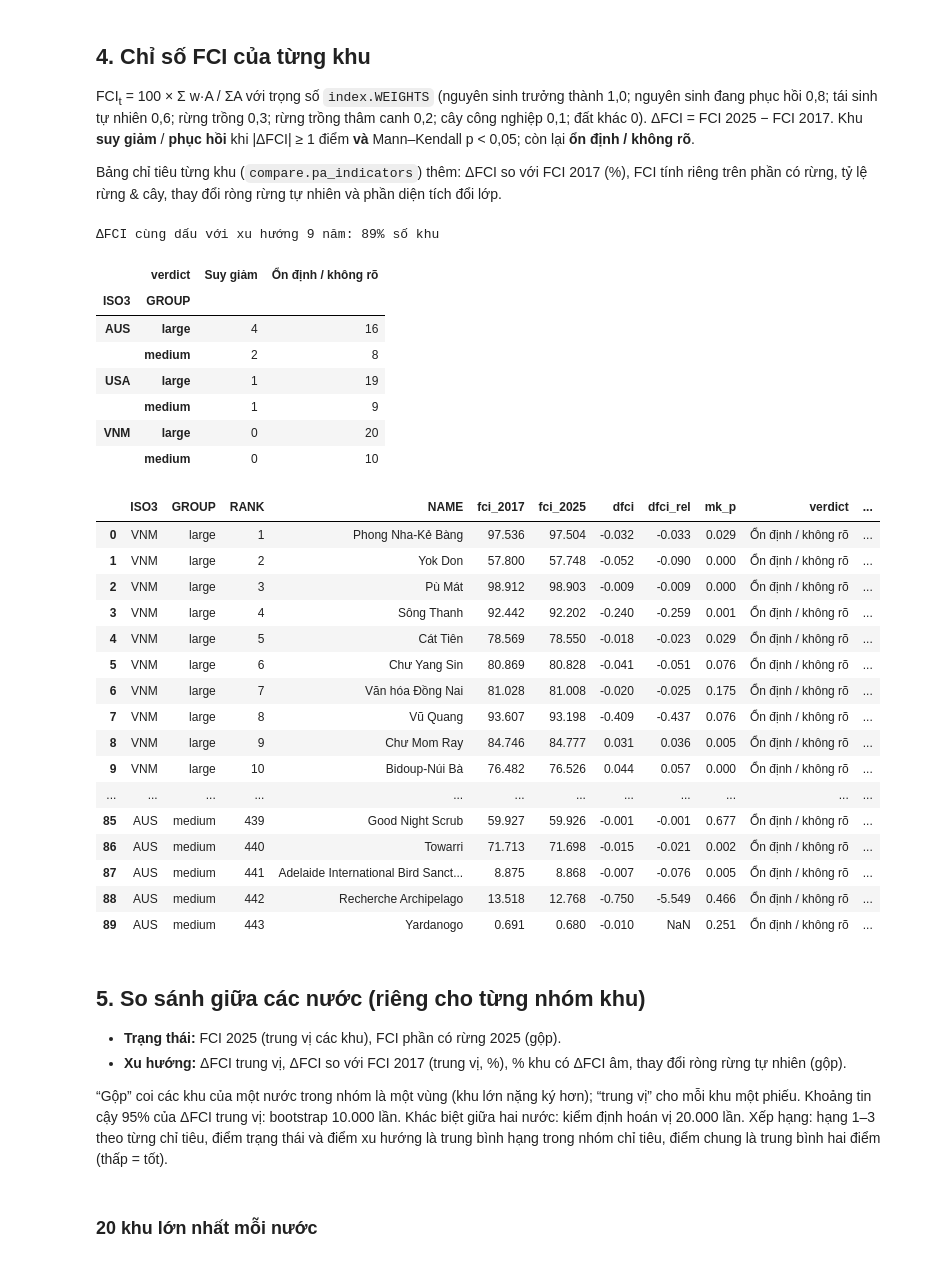
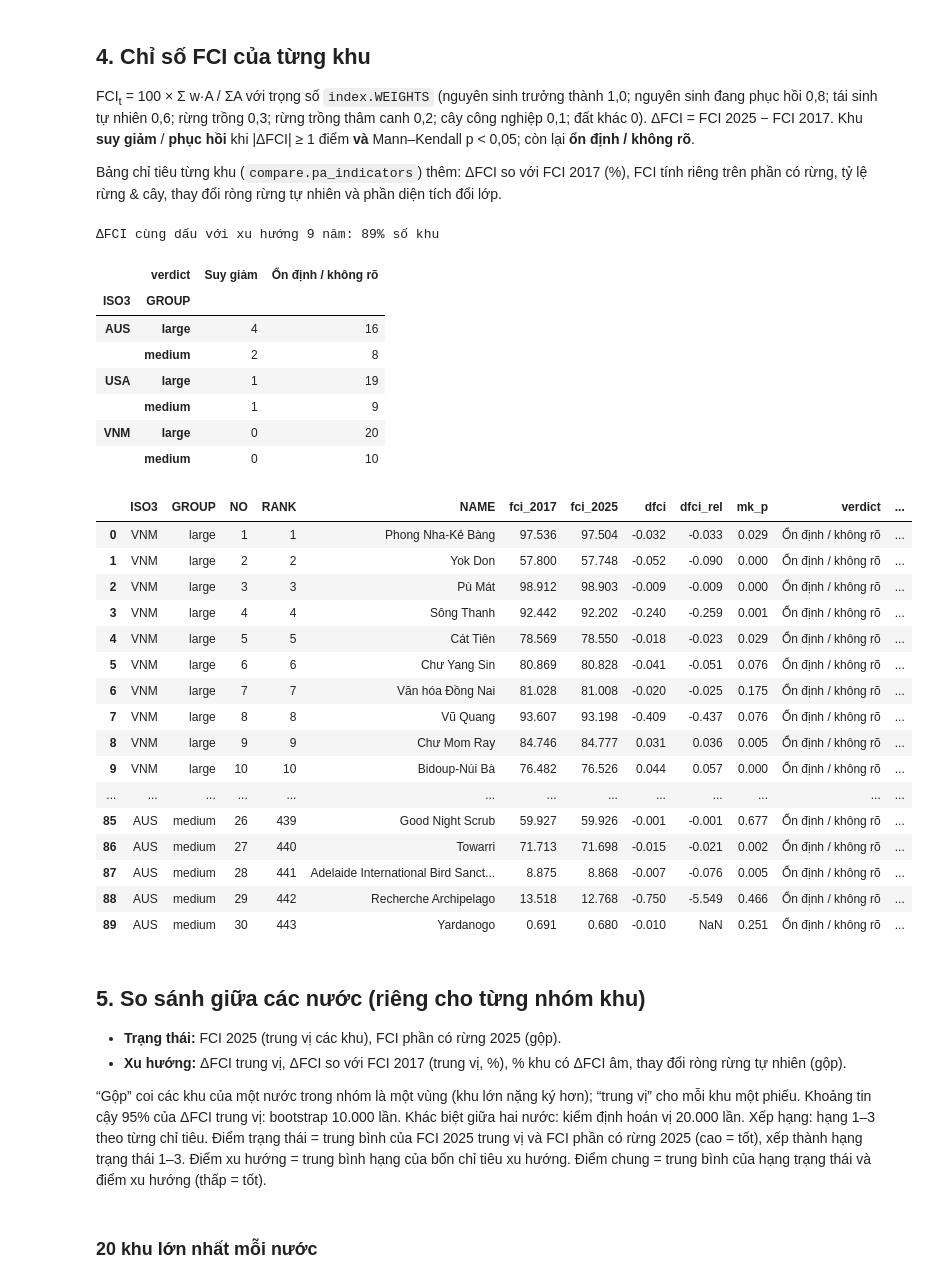
Before and after one commit to hoangvietanh/forty-pa-compare, a Jupyter notebook: notebooks/forty_compare_countries.ipynb, the cells around one changed output. Saved outputs shown, nothing was run; the diff lists cells and outputs as text; code cells hidden in the pictures.

```diff
--- a/notebooks/forty_compare_countries.ipynb
+++ b/notebooks/forty_compare_countries.ipynb
@@ -32,6 +32,7 @@ CFG = {
     "TOP_N": 20,              # nhóm "lớn nhất": số khu đứng đầu danh sách xếp theo diện tích đất liền
     "N_MID": 10,              # nhóm "cỡ vừa": số khu lấy ở đầu nhóm thứ 2 ...
     "N_QUANTILES": 4,         # ... khi chia danh sách thành N_QUANTILES nhóm có số khu bằng nhau
+    "SENS_TOP_N": 30,         # kiểm tra độ nhạy: so sánh lại với SENS_TOP_N khu lớn nhất mỗi nước
     "STATUS": ("Designated", "Inscribed"),       # bỏ khu "Proposed"
     "EXCLUDE_REALM": ("Marine",),                # bỏ khu thuần biển
     "AREA_SCALES": (10, 20, 30, 60, 100),        # độ phân giải tính diện tích (m); chỉ dùng mức thô hơn khi mức mịn bị lỗi
@@ -190,42 +194,42 @@ tỷ lệ rừng & cây, thay đổi ròng rừng tự nhiên và phần diện
 # %%
 Y0, Y1 = CFG["YEARS"][0], CFG["YEARS"][-1]
 fci = index.fci_index(areas, CFG["YEARS"])
 fci_years = index.fci_series(areas, CFG["YEARS"]).round(2)
 ind = compare.pa_indicators(pas, areas, fci, transitions, CFG["YEARS"])
 ind.merge(fci_years.add_prefix("fci_nam_"), left_on="SITE_ID", right_index=True) \
    .to_csv(OUT / "chi_so_FCI.csv", index=False, encoding="utf-8-sig")
 same = ((fci.dfci > 0) == (fci.trend > 0)).mean()
 print(f"ΔFCI cùng dấu với xu hướng 9 năm: {same:.0%} số khu")
 display(pd.crosstab([ind.ISO3, ind.GROUP], ind.verdict))
-ind[["ISO3", "GROUP", "RANK", "NAME", f"fci_{Y0}", f"fci_{Y1}", "dfci", "dfci_rel", "mk_p", "verdict",
+ind[["ISO3", "GROUP", "NO", "RANK", "NAME", f"fci_{Y0}", f"fci_{Y1}", "dfci", "dfci_rel", "mk_p", "verdict",
      f"fci_forest_{Y1}", "natural_change_pct", "changed_pct", "scale_m"]].round(3)
 # %% [output]
 ΔFCI cùng dấu với xu hướng 9 năm: 89% số khu
 |  | verdict | Suy giảm | Ổn định / không rõ |
 | ISO3 | GROUP |  |  |
 | AUS | large | 4 | 16 |
 |  | medium | 2 | 8 |
 | USA | large | 1 | 19 |
 |  | medium | 1 | 9 |
 | VNM | large | 0 | 20 |
 |  | medium | 0 | 10 |
-|  | ISO3 | GROUP | RANK | NAME | fci_2017 | fci_2025 | dfci | dfci_rel | mk_p | verdict | ... |
-| 0 | VNM | large | 1 | Phong Nha-Kẻ Bàng | 97.536 | 97.504 | -0.032 | -0.033 | 0.029 | Ổn định / không rõ | ... |
-| 1 | VNM | large | 2 | Yok Don | 57.800 | 57.748 | -0.052 | -0.090 | 0.000 | Ổn định / không rõ | ... |
-| 2 | VNM | large | 3 | Pù Mát | 98.912 | 98.903 | -0.009 | -0.009 | 0.000 | Ổn định / không rõ | ... |
-| 3 | VNM | large | 4 | Sông Thanh | 92.442 | 92.202 | -0.240 | -0.259 | 0.001 | Ổn định / không rõ | ... |
-| 4 | VNM | large | 5 | Cát Tiên | 78.569 | 78.550 | -0.018 | -0.023 | 0.029 | Ổn định / không rõ | ... |
-| 5 | VNM | large | 6 | Chư Yang Sin | 80.869 | 80.828 | -0.041 | -0.051 | 0.076 | Ổn định / không rõ | ... |
-| 6 | VNM | large | 7 | Văn hóa Đồng Nai | 81.028 | 81.008 | -0.020 | -0.025 | 0.175 | Ổn định / không rõ | ... |
-| 7 | VNM | large | 8 | Vũ Quang | 93.607 | 93.198 | -0.409 | -0.437 | 0.076 | Ổn định / không rõ | ... |
-| 8 | VNM | large | 9 | Chư Mom Ray | 84.746 | 84.777 | 0.031 | 0.036 | 0.005 | Ổn định / không rõ | ... |
-| 9 | VNM | large | 10 | Bidoup-Núi Bà | 76.482 | 76.526 | 0.044 | 0.057 | 0.000 | Ổn định / không rõ | ... |
-| ... | ... | ... | ... | ... | ... | ... | ... | ... | ... | ... | ... |
-| 85 | AUS | medium | 439 | Good Night Scrub | 59.927 | 59.926 | -0.001 | -0.001 | 0.677 | Ổn định / không rõ | ... |
-| 86 | AUS | medium | 440 | Towarri | 71.713 | 71.698 | -0.015 | -0.021 | 0.002 | Ổn định / không rõ | ... |
-| 87 | AUS | medium | 441 | Adelaide International Bird Sanct... | 8.875 | 8.868 | -0.007 | -0.076 | 0.005 | Ổn định / không rõ | ... |
-| 88 | AUS | medium | 442 | Recherche Archipelago | 13.518 | 12.768 | -0.750 | -5.549 | 0.466 | Ổn định / không rõ | ... |
-| 89 | AUS | medium | 443 | Yardanogo | 0.691 | 0.680 | -0.010 | NaN | 0.251 | Ổn định / không rõ | ... |
+|  | ISO3 | GROUP | NO | RANK | NAME | fci_2017 | fci_2025 | dfci | dfci_rel | mk_p | verdict | ... |
+| 0 | VNM | large | 1 | 1 | Phong Nha-Kẻ Bàng | 97.536 | 97.504 | -0.032 | -0.033 | 0.029 | Ổn định / không rõ | ... |
+| 1 | VNM | large | 2 | 2 | Yok Don | 57.800 | 57.748 | -0.052 | -0.090 | 0.000 | Ổn định / không rõ | ... |
+| 2 | VNM | large | 3 | 3 | Pù Mát | 98.912 | 98.903 | -0.009 | -0.009 | 0.000 | Ổn định / không rõ | ... |
+| 3 | VNM | large | 4 | 4 | Sông Thanh | 92.442 | 92.202 | -0.240 | -0.259 | 0.001 | Ổn định / không rõ | ... |
+| 4 | VNM | large | 5 | 5 | Cát Tiên | 78.569 | 78.550 | -0.018 | -0.023 | 0.029 | Ổn định / không rõ | ... |
+| 5 | VNM | large | 6 | 6 | Chư Yang Sin | 80.869 | 80.828 | -0.041 | -0.051 | 0.076 | Ổn định / không rõ | ... |
+| 6 | VNM | large | 7 | 7 | Văn hóa Đồng Nai | 81.028 | 81.008 | -0.020 | -0.025 | 0.175 | Ổn định / không rõ | ... |
+| 7 | VNM | large | 8 | 8 | Vũ Quang | 93.607 | 93.198 | -0.409 | -0.437 | 0.076 | Ổn định / không rõ | ... |
+| 8 | VNM | large | 9 | 9 | Chư Mom Ray | 84.746 | 84.777 | 0.031 | 0.036 | 0.005 | Ổn định / không rõ | ... |
+| 9 | VNM | large | 10 | 10 | Bidoup-Núi Bà | 76.482 | 76.526 | 0.044 | 0.057 | 0.000 | Ổn định / không rõ | ... |
+| ... | ... | ... | ... | ... | ... | ... | ... | ... | ... | ... | ... | ... |
+| 85 | AUS | medium | 26 | 439 | Good Night Scrub | 59.927 | 59.926 | -0.001 | -0.001 | 0.677 | Ổn định / không rõ | ... |
+| 86 | AUS | medium | 27 | 440 | Towarri | 71.713 | 71.698 | -0.015 | -0.021 | 0.002 | Ổn định / không rõ | ... |
+| 87 | AUS | medium | 28 | 441 | Adelaide International Bird Sanct... | 8.875 | 8.868 | -0.007 | -0.076 | 0.005 | Ổn định / không rõ | ... |
+| 88 | AUS | medium | 29 | 442 | Recherche Archipelago | 13.518 | 12.768 | -0.750 | -5.549 | 0.466 | Ổn định / không rõ | ... |
+| 89 | AUS | medium | 30 | 443 | Yardanogo | 0.691 | 0.680 | -0.010 | NaN | 0.251 | Ổn định / không rõ | ... |
 # %% [markdown]
 ## 5. So sánh giữa các nước (riêng cho từng nhóm khu)
 
@@ -234,8 +238,9 @@ ind[["ISO3", "GROUP", "RANK", "NAME", f"fci_{Y0}", f"fci_{Y1}", "dfci", "dfci_re
 
 “Gộp” coi các khu của một nước trong nhóm là một vùng (khu lớn nặng ký hơn); “trung vị” cho mỗi khu một phiếu. Khoảng tin
 cậy 95% của ΔFCI trung vị: bootstrap 10.000 lần. Khác biệt giữa hai nước: kiểm định hoán vị 20.000 lần. Xếp hạng: hạng 1–3
-theo từng chỉ tiêu, điểm trạng thái và điểm xu hướng là trung bình hạng trong nhóm chỉ tiêu, điểm chung là trung bình hai
-điểm (thấp = tốt).
+theo từng chỉ tiêu. Điểm trạng thái = trung bình của FCI 2025 trung vị và FCI phần có rừng 2025 (cao = tốt), xếp thành
+hạng trạng thái 1–3. Điểm xu hướng = trung bình hạng của bốn chỉ tiêu xu hướng. Điểm chung = trung bình của hạng trạng
+thái và điểm xu hướng (thấp = tốt).
 # %%
 results = []
 for key, n in (("large", CFG["TOP_N"]), ("medium", CFG["N_MID"])):
```
Also changed, not shown: parts of 8 cells of this notebook, 12 other files.
